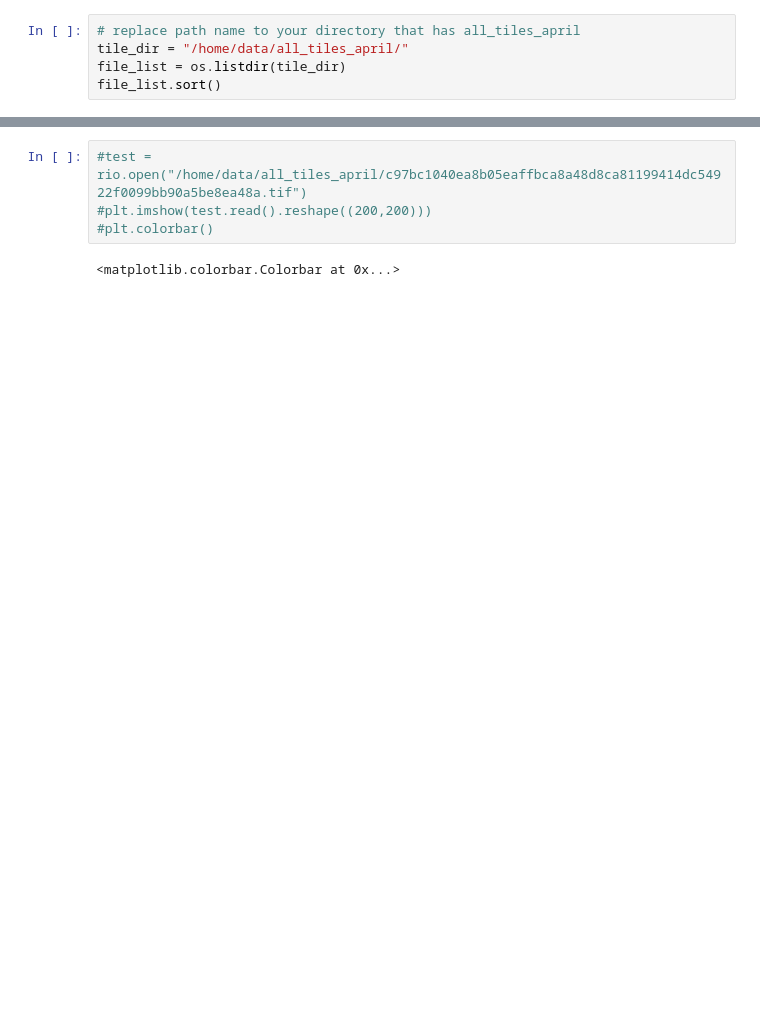
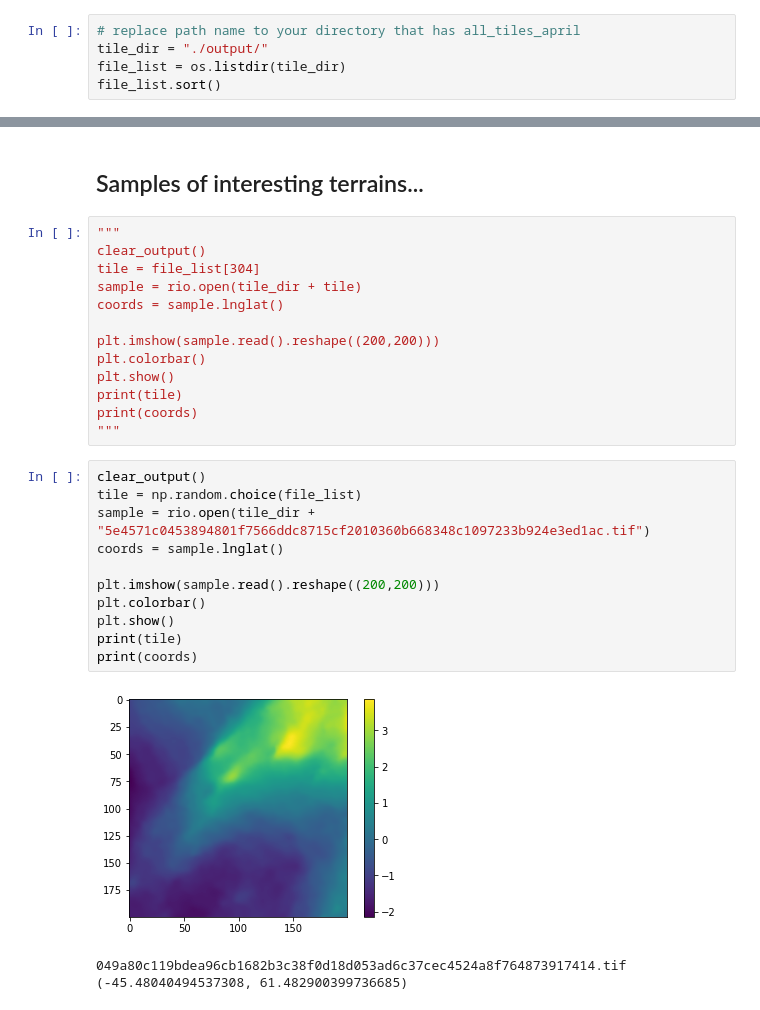
Before and after one commit to MinesGlaciology/cashEnv, a Jupyter notebook: Random_sample_crevasses.ipynb, the cells around one changed output, grey strips where cells are left out. Cells and saved outputs as stored; diff of their text form; blank space fills up the shorter version.

```diff
--- a/Random_sample_crevasses.ipynb
+++ b/Random_sample_crevasses.ipynb
@@ -8,6 +9,6 @@ import os
 # %%
 # replace path name to your directory that has all_tiles_april
-tile_dir = "/home/data/all_tiles_april/"
+tile_dir = "./output/"
 file_list = os.listdir(tile_dir)
 file_list.sort()
 # %%
@@ -27,6 +25,31 @@ print(coords)
+# %% [markdown]
+Samples of interesting terrains...
+--------------------------------------------
 # %%
-#test = rio.open("/home/data/all_tiles_april/c97bc1040ea8b05eaffbca8a48d8ca81199414dc54922f0099bb90a5be8ea48a.tif")
-#plt.imshow(test.read().reshape((200,200)))
-#plt.colorbar()
+"""
+clear_output()
+tile = file_list[304]
+sample = rio.open(tile_dir + tile)
+coords = sample.lnglat()
+
+plt.imshow(sample.read().reshape((200,200)))
+plt.colorbar()
+plt.show()
+print(tile)
+print(coords)
+"""
-# %% [output]
-<matplotlib.colorbar.Colorbar at 0x...>
+# %%
+clear_output()
+tile = np.random.choice(file_list)
+sample = rio.open(tile_dir + "5e4571c0453894801f7566ddc8715cf2010360b668348c1097233b924e3ed1ac.tif")
+coords = sample.lnglat()
+
+plt.imshow(sample.read().reshape((200,200)))
+plt.colorbar()
+plt.show()
+print(tile)
+print(coords)
+# %% [output]
+[figure, added]
+049a80c119bdea96cb1682b3c38f0d18d053ad6c37cec4524a8f764873917414.tif
+(-45.48040494537308, 61.482900399736685)
```
Also changed, not shown: parts of 5 cells of this notebook.
